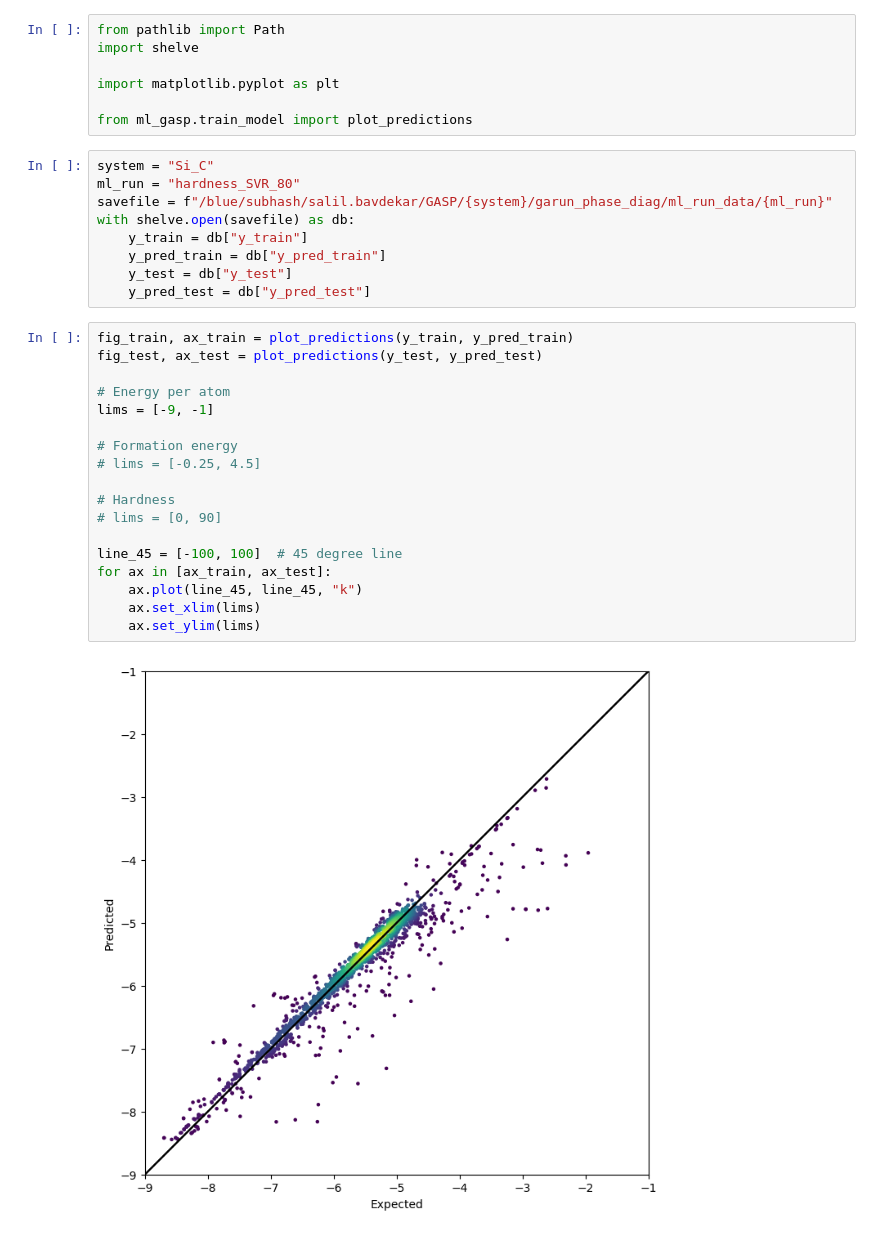
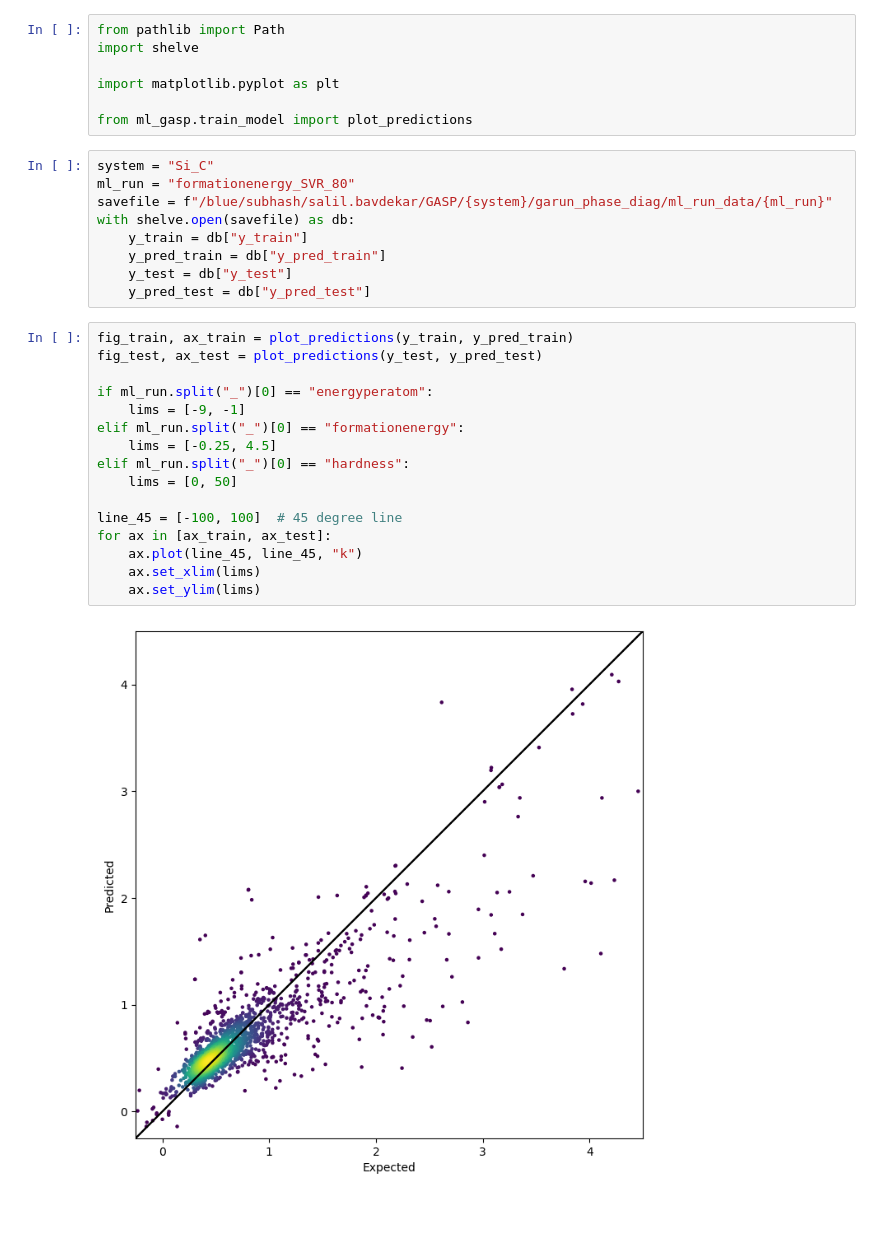
Before and after one commit to salil91/ml-gasp, a Jupyter notebook: ml_gasp_plots.ipynb, the cells around one changed output. Cells and saved outputs as stored; diff of their text form.

Commit message:
change plot and log file names

```diff
--- a/ml_gasp_plots.ipynb
+++ b/ml_gasp_plots.ipynb
@@ -11,7 +11,7 @@ import matplotlib.pyplot as plt
 from ml_gasp.train_model import plot_predictions
 # %%
 system = "Si_C"
-ml_run = "hardness_SVR_80"
+ml_run = "formationenergy_SVR_80"
 savefile = f"/blue/subhash/salil.bavdekar/GASP/{system}/garun_phase_diag/ml_run_data/{ml_run}"
 with shelve.open(savefile) as db:
     y_train = db["y_train"]
@@ -21,20 +21,18 @@ with shelve.open(savefile) as db:
 # %%
 fig_train, ax_train = plot_predictions(y_train, y_pred_train)
 fig_test, ax_test = plot_predictions(y_test, y_pred_test)
 
-# Energy per atom
-lims = [-9, -1]
-
-# Formation energy
-# lims = [-0.25, 4.5]
-
-# Hardness
-# lims = [0, 90]
+if ml_run.split("_")[0] == "energyperatom":
+    lims = [-9, -1]
+elif ml_run.split("_")[0] == "formationenergy":
+    lims = [-0.25, 4.5]
+elif ml_run.split("_")[0] == "hardness":
+    lims = [0, 50]
 
 line_45 = [-100, 100]  # 45 degree line
 for ax in [ax_train, ax_test]:
     ax.plot(line_45, line_45, "k")
     ax.set_xlim(lims)
     ax.set_ylim(lims)
 # %% [output]
-[figure, old version]
+[figure, new version]
```
Also changed, not shown: parts of 1 cell of this notebook, 1 other file.
